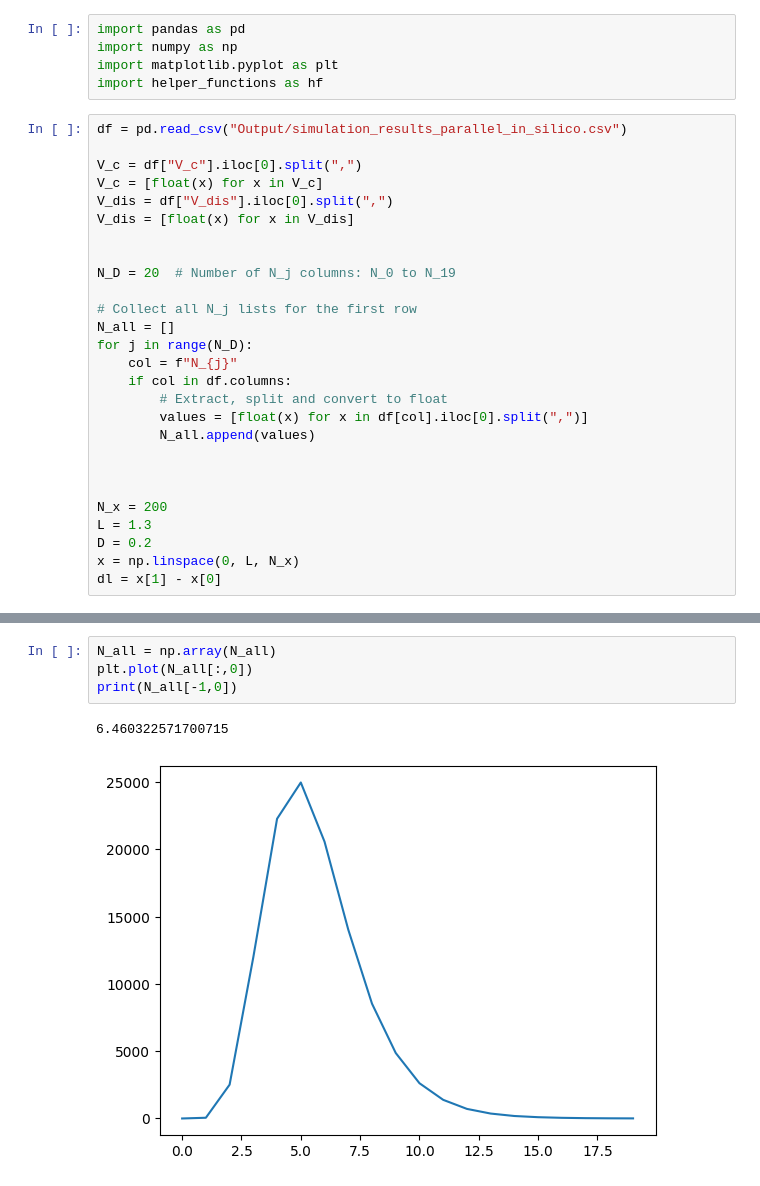
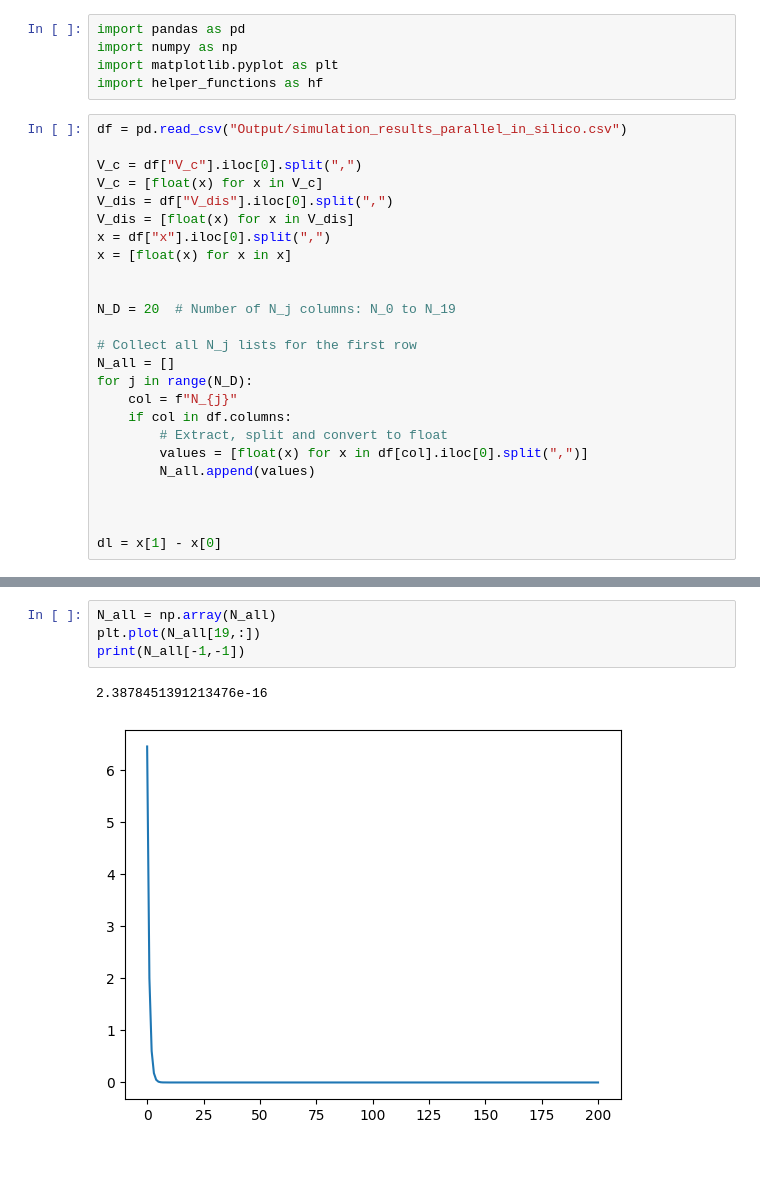
Before and after one commit to iagr98/MA-Model_4, a Jupyter notebook: Separator Model/utils.ipynb, the cells around one changed output, grey strips where cells are left out. Drawn from its saved outputs; the diff is of its cells as text.

```diff
--- a/Separator Model/utils.ipynb
+++ b/Separator Model/utils.ipynb
@@ -10,6 +10,8 @@ V_c = df["V_c"].iloc[0].split(",")
 V_c = [float(x) for x in V_c]
 V_dis = df["V_dis"].iloc[0].split(",")
 V_dis = [float(x) for x in V_dis]
+x = df["x"].iloc[0].split(",")
+x = [float(x) for x in x]
 
 
 N_D = 20  # Number of N_j columns: N_0 to N_19
@@ -25,10 +27,6 @@ for j in range(N_D):
 
 
 
-N_x = 200
-L = 1.3
-D = 0.2
-x = np.linspace(0, L, N_x)
 dl = x[1] - x[0]
 # %%
 V_c = np.array(V_c)
@@ -56,8 +55,8 @@ print(h_dpz_flooded)
 Name: dpz_flooded, Length: 100, dtype: bool
 # %%
 N_all = np.array(N_all)
-plt.plot(N_all[:,0])
-print(N_all[-1,0])
+plt.plot(N_all[19,:])
+print(N_all[-1,-1])
 # %% [output]
-6.460322571700715
+2.3878451391213476e-16
-[figure, old version]
+[figure, new version]
```
Also changed, not shown: parts of 1 cell of this notebook, 2 other files.
